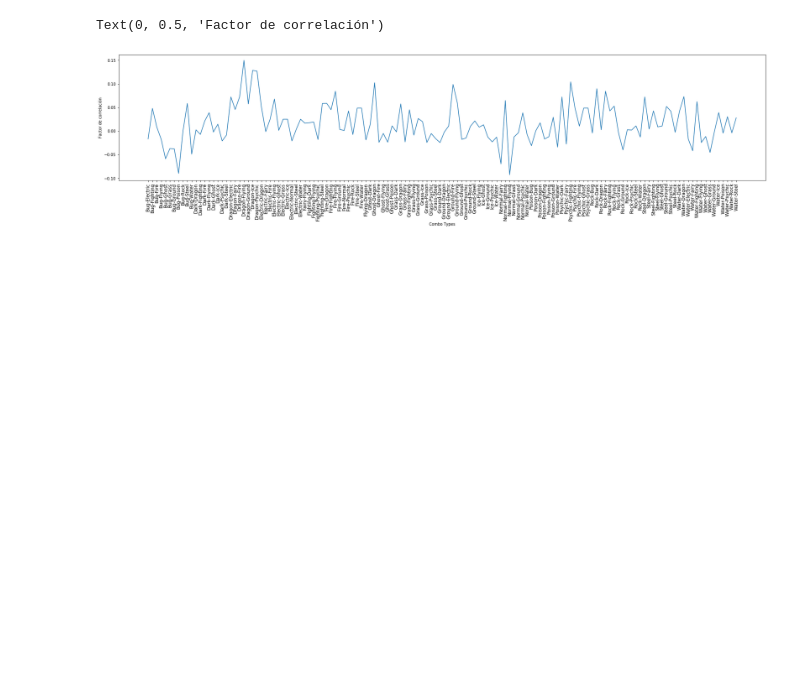
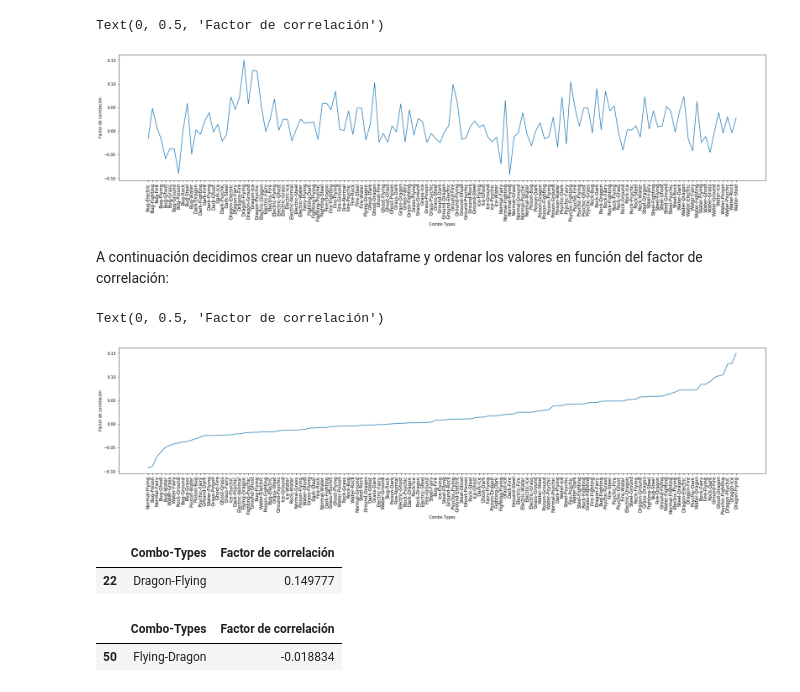
Before and after one commit to JavierLuna/data-labs, a Jupyter notebook: module-2/lab-df-calculation-and-transformation/your-code/challenge-2.ipynb, the cells around one changed output. Cells and saved outputs as stored; diff of their text form; code cells hidden in the pictures; blank space fills up the shorter version.

```diff
--- a/module-2/lab-df-calculation-and-transformation/your-code/challenge-2.ipynb
+++ b/module-2/lab-df-calculation-and-transformation/your-code/challenge-2.ipynb
@@ -300,3 +316,35 @@ plt.ylabel('Factor de correlación')
 # %% [output]
 Text(0, 0.5, 'Factor de correlación')
 [figure]
+# %% [markdown]
+A continuación decidimos crear un nuevo dataframe y ordenar los valores en función del factor de correlación:
+# %%
+new = pd.DataFrame({'Combo-Types': combo_types_cols, 'Factor de correlación': correlation_combo_type_array})
+# %%
+new = new.sort_values(by='Factor de correlación')
+# %%
+%matplotlib inline
+import matplotlib.pyplot as plt
+
+x = new['Combo-Types']
+y = new['Factor de correlación']
+plt.figure(figsize=(30, 6))
+plt.plot(x, y)
+plt.xticks(x, size = 'large', color = '0', rotation = 90)
+plt.xlabel('Combo Types')
+plt.ylabel('Factor de correlación')
+# %% [output]
+Text(0, 0.5, 'Factor de correlación')
+[figure, added]
+# %%
+a = new[new['Combo-Types']=='Dragon-Flying']
+a
+# %% [output]
+|  | Combo-Types | Factor de correlación |
+| 22 | Dragon-Flying | 0.149777 |
+# %%
+b = new[new['Combo-Types']=='Flying-Dragon']
+b
+# %% [output]
+|  | Combo-Types | Factor de correlación |
+| 50 | Flying-Dragon | -0.018834 |
```
Also changed, not shown: parts of 8 cells of this notebook.
